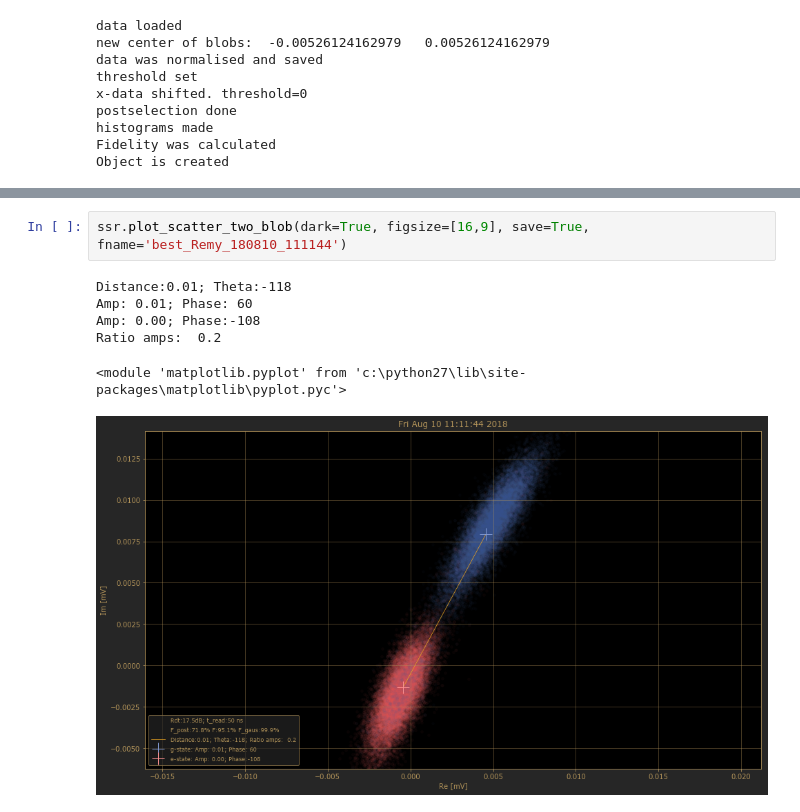
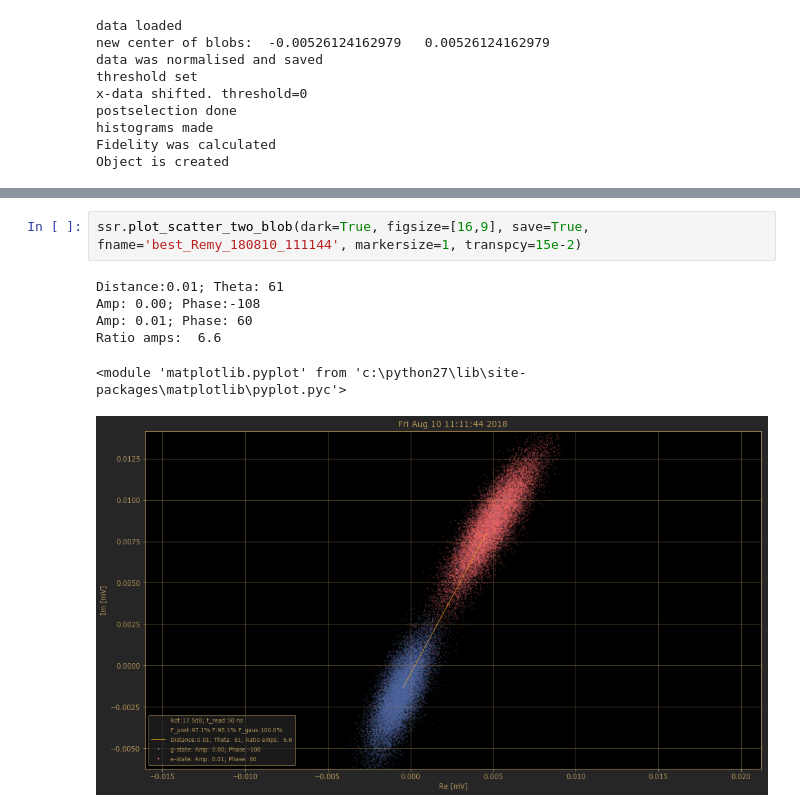
Before and after one commit to qc-coder/SingleShotReadout, a Jupyter notebook: Best_fidelity_from_article.ipynb, the cells around one changed output, grey strips where cells are left out. Drawn from its saved outputs; the diff is of its cells as text.

Commit message:
now old data is plot right

```diff
--- a/Best_fidelity_from_article.ipynb
+++ b/Best_fidelity_from_article.ipynb
@@ -45,9 +52,9 @@ regime: raw_data
 # %%
-ssr.plot_scatter_two_blob(dark=True, figsize=[16,9], save=True, fname='best_Remy_180810_111144')
+ssr.plot_scatter_two_blob(dark=True, figsize=[16,9], save=True, fname='best_Remy_180810_111144', markersize=1, transpcy=15e-2)
 # %% [output]
-Distance:0.01; Theta:-118
+Distance:0.01; Theta: 61
+Amp: 0.00; Phase:-108
 Amp: 0.01; Phase: 60
-Amp: 0.00; Phase:-108
-Ratio amps:  0.2
+Ratio amps:  6.6
 <module 'matplotlib.pyplot' from 'c:\python27\lib\site-packages\matplotlib\pyplot.pyc'>
-[figure, old version]
+[figure, new version]
```
Also changed, not shown: parts of 14 cells of this notebook, 2 other files.
